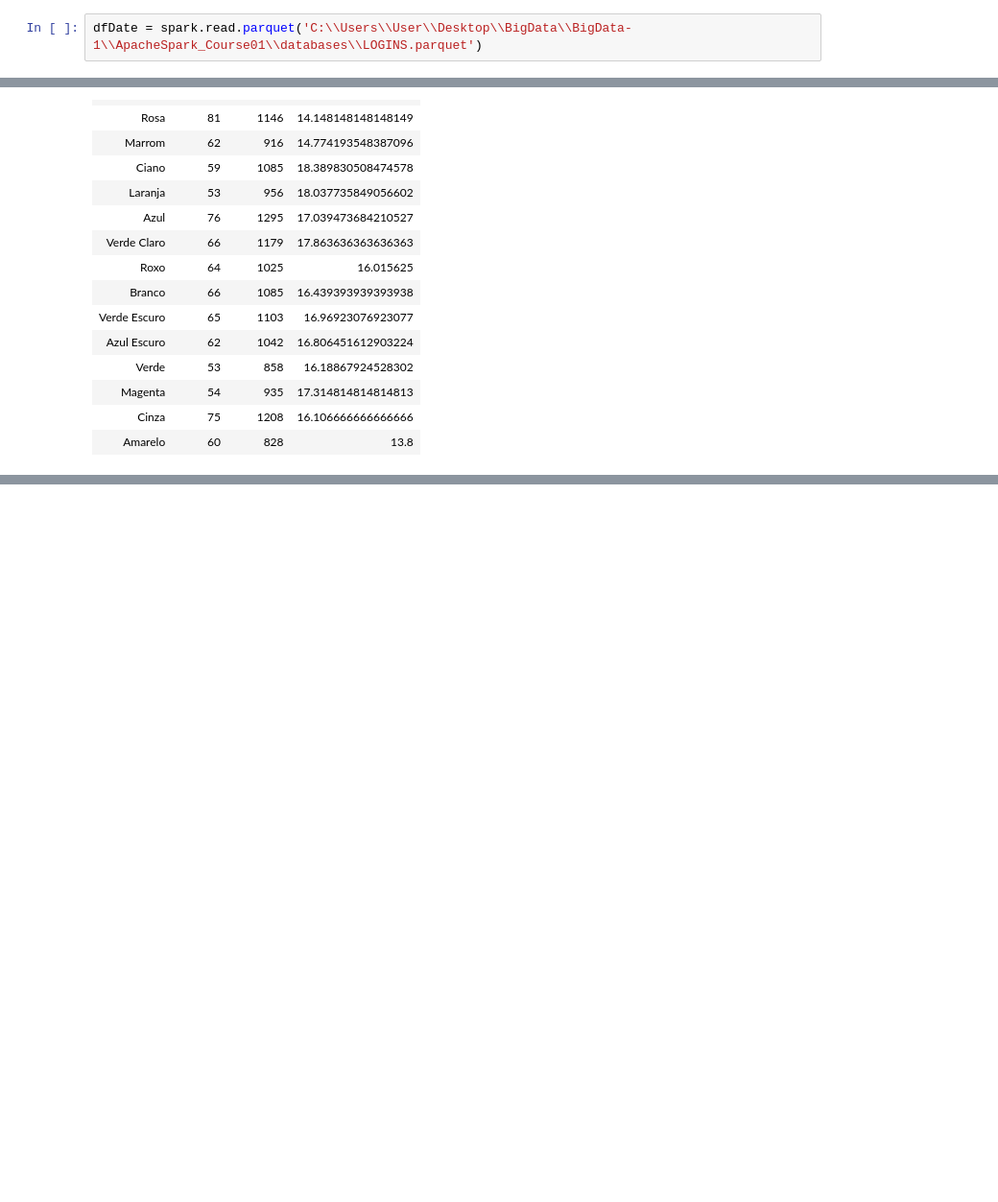
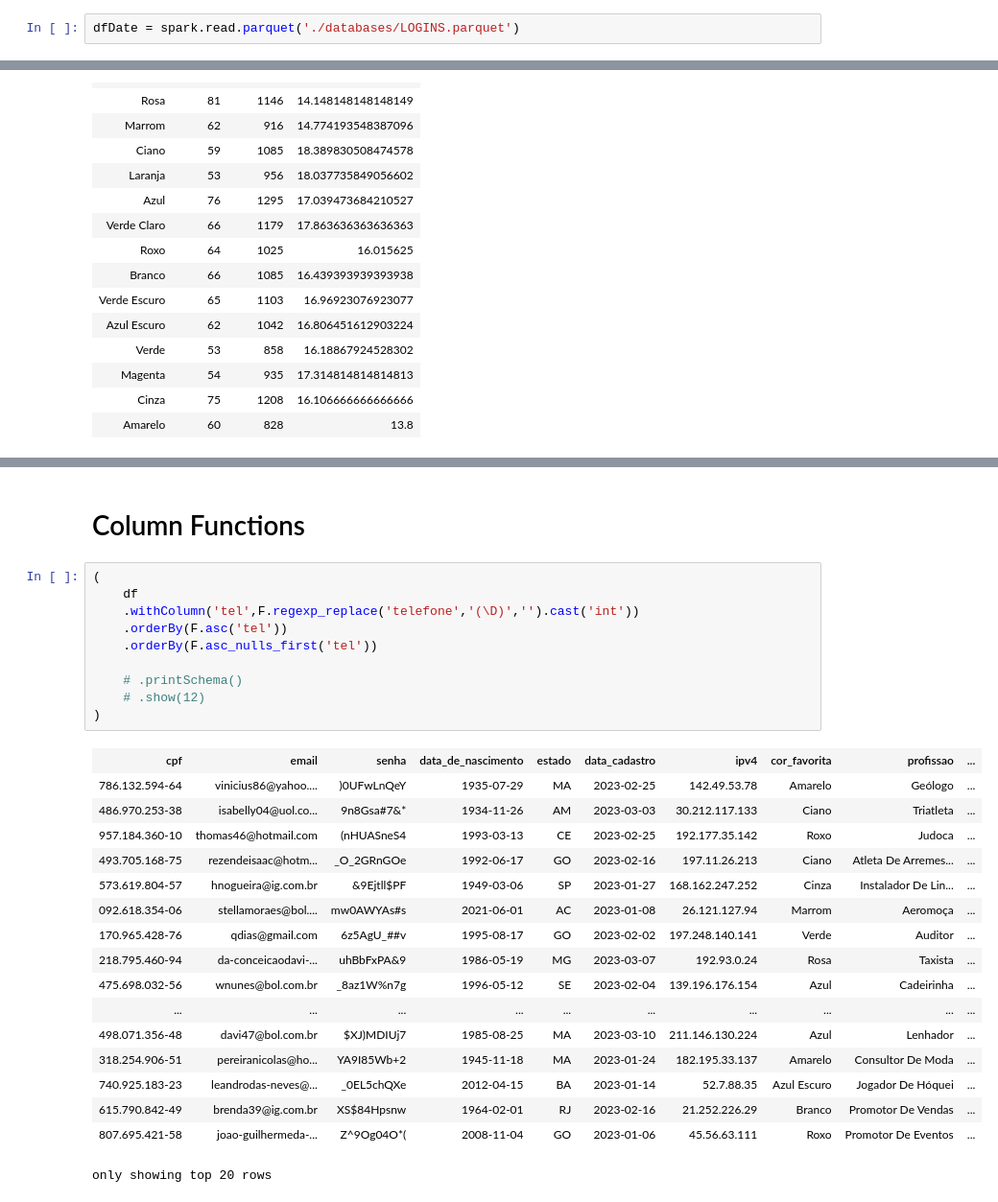
Before and after one commit to tiagomartins03/BigData, a Jupyter notebook: ApacheSpark_Course01/SparkFuntions.ipynb, the cells around one changed output, grey strips where cells are left out. Shown at 96% size. Drawn from its saved outputs; the diff is of its cells as text; blank space fills up the shorter version.

Commit message:
New functions

```diff
--- a/ApacheSpark_Course01/SparkFuntions.ipynb
+++ b/ApacheSpark_Course01/SparkFuntions.ipynb
@@ -247,7 +247,7 @@ dfIMC = spark.read.parquet('C:\\Users\\User\\Desktop\\BigData\\BigData-1\\Apache
 # %% [markdown]
 # Date Operations
 # %%
-dfDate = spark.read.parquet('C:\\Users\\User\\Desktop\\BigData\\BigData-1\\ApacheSpark_Course01\\databases\\LOGINS.parquet')
+dfDate = spark.read.parquet('./databases/LOGINS.parquet')
 # %%
 dfDate = dfDate.select('data_de_nascimento','data_cadastro')
 dfDate.show(10)
@@ -389,0 +642,30 @@ only showing top 2 rows
+# %% [markdown]
+# Column Functions
+# %%
+(
+    df
+    .withColumn('tel',F.regexp_replace('telefone','(\D)','').cast('int'))
+    .orderBy(F.asc('tel'))
+    .orderBy(F.asc_nulls_first('tel'))
+
+    # .printSchema()
+    # .show(12)
+)
+# %% [output]
+| cpf | email | senha | data_de_nascimento | estado | data_cadastro | ipv4 | cor_favorita | profissao | ... |
+| 786.132.594-64 | vinicius86@yahoo.... | )0UFwLnQeY | 1935-07-29 | MA | 2023-02-25 | 142.49.53.78 | Amarelo | Geólogo | ... |
+| 486.970.253-38 | isabelly04@uol.co... | 9n8Gsa#7&* | 1934-11-26 | AM | 2023-03-03 | 30.212.117.133 | Ciano | Triatleta | ... |
+| 957.184.360-10 | thomas46@hotmail.com | (nHUASneS4 | 1993-03-13 | CE | 2023-02-25 | 192.177.35.142 | Roxo | Judoca | ... |
+| 493.705.168-75 | rezendeisaac@hotm... | _O_2GRnGOe | 1992-06-17 | GO | 2023-02-16 | 197.11.26.213 | Ciano | Atleta De Arremes... | ... |
+| 573.619.804-57 | hnogueira@ig.com.br | &9Ejtll$PF | 1949-03-06 | SP | 2023-01-27 | 168.162.247.252 | Cinza | Instalador De Lin... | ... |
+| 092.618.354-06 | stellamoraes@bol.... | mw0AWYAs#s | 2021-06-01 | AC | 2023-01-08 | 26.121.127.94 | Marrom | Aeromoça | ... |
+| 170.965.428-76 | qdias@gmail.com | 6z5AgU_##v | 1995-08-17 | GO | 2023-02-02 | 197.248.140.141 | Verde | Auditor | ... |
+| 218.795.460-94 | da-conceicaodavi-... | uhBbFxPA&9 | 1986-05-19 | MG | 2023-03-07 | 192.93.0.24 | Rosa | Taxista | ... |
+| 475.698.032-56 | wnunes@bol.com.br | _8az1W%n7g | 1996-05-12 | SE | 2023-02-04 | 139.196.176.154 | Azul | Cadeirinha | ... |
+| ... | ... | ... | ... | ... | ... | ... | ... | ... | ... |
+| 498.071.356-48 | davi47@bol.com.br | $XJ)MDIUj7 | 1985-08-25 | MA | 2023-03-10 | 211.146.130.224 | Azul | Lenhador | ... |
+| 318.254.906-51 | pereiranicolas@ho... | YA9I85Wb+2 | 1945-11-18 | MA | 2023-01-24 | 182.195.33.137 | Amarelo | Consultor De Moda | ... |
+| 740.925.183-23 | leandrodas-neves@... | _0EL5chQXe | 2012-04-15 | BA | 2023-01-14 | 52.7.88.35 | Azul Escuro | Jogador De Hóquei | ... |
+| 615.790.842-49 | brenda39@ig.com.br | XS$84Hpsnw | 1964-02-01 | RJ | 2023-02-16 | 21.252.226.29 | Branco | Promotor De Vendas | ... |
+| 807.695.421-58 | joao-guilhermeda-... | Z^9Og04O*( | 2008-11-04 | GO | 2023-01-06 | 45.56.63.111 | Roxo | Promotor De Eventos | ... |
+only showing top 20 rows
```
Also changed, not shown: parts of 31 cells of this notebook, 4 other files.
